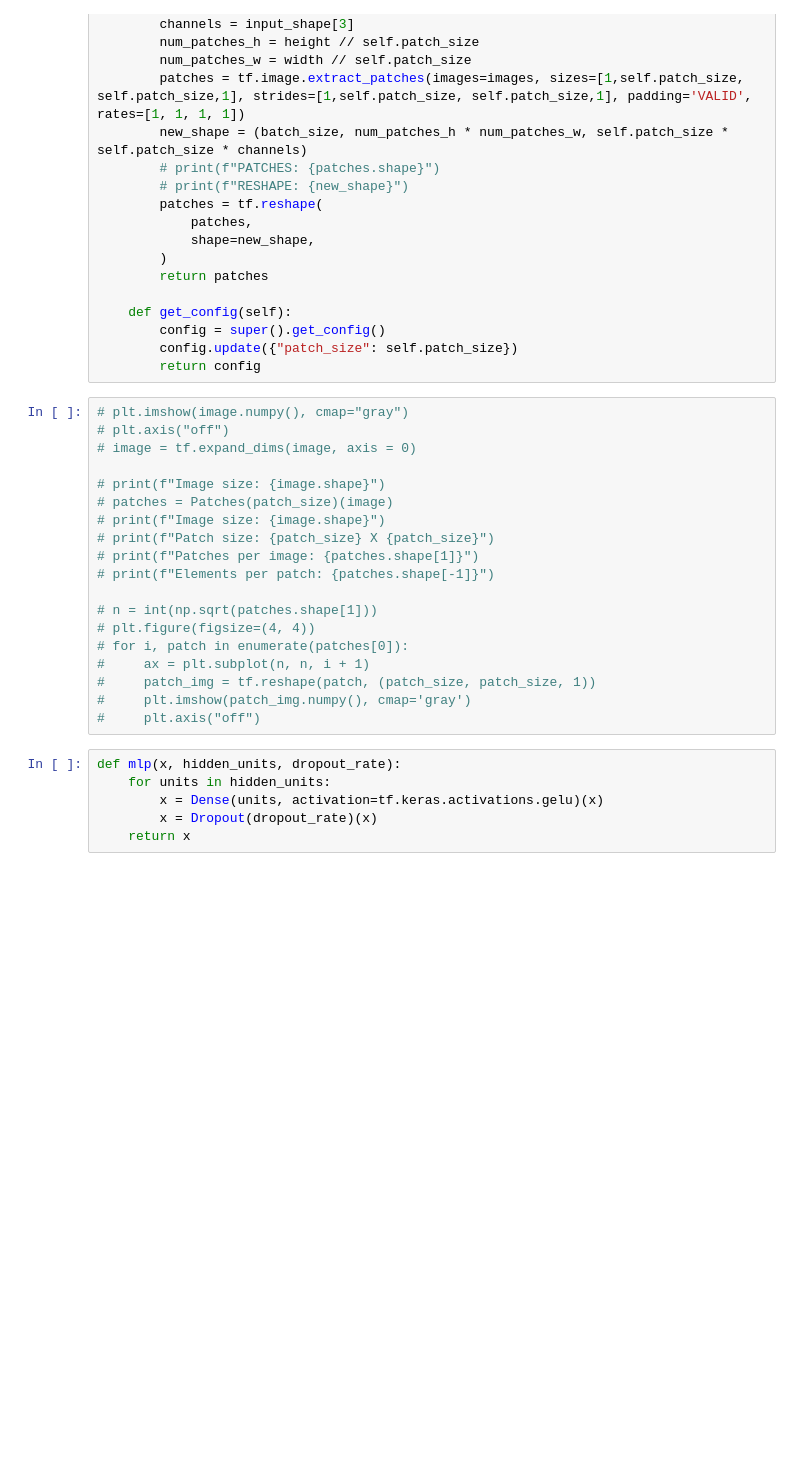
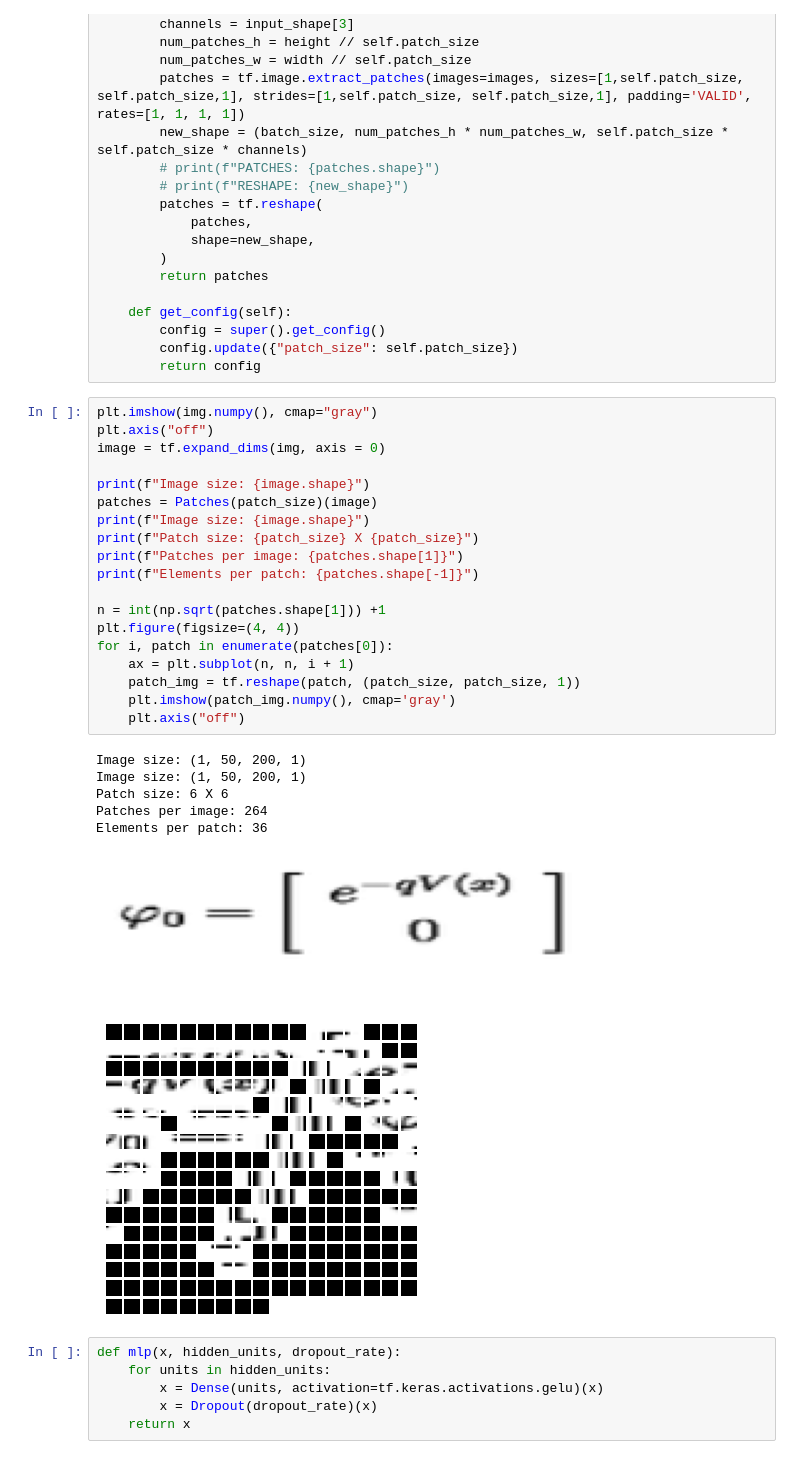
Before and after one commit to osjayaprakash/deeplearning, a Jupyter notebook: transformer_model.ipynb, the cells around one changed output. Cells and saved outputs as stored; diff of their text form; blank space fills up the shorter version.

```diff
--- a/transformer_model.ipynb
+++ b/transformer_model.ipynb
@@ -223,24 +164,32 @@ class Patches(tf.keras.layers.Layer):
         config.update({"patch_size": self.patch_size})
         return config
 # %%
-# plt.imshow(image.numpy(), cmap="gray")
-# plt.axis("off")
-# image = tf.expand_dims(image, axis = 0)
+plt.imshow(img.numpy(), cmap="gray")
+plt.axis("off")
+image = tf.expand_dims(img, axis = 0)
 
-# print(f"Image size: {image.shape}")
-# patches = Patches(patch_size)(image)
-# print(f"Image size: {image.shape}")
-# print(f"Patch size: {patch_size} X {patch_size}")
-# print(f"Patches per image: {patches.shape[1]}")
-# print(f"Elements per patch: {patches.shape[-1]}")
+print(f"Image size: {image.shape}")
+patches = Patches(patch_size)(image)
+print(f"Image size: {image.shape}")
+print(f"Patch size: {patch_size} X {patch_size}")
+print(f"Patches per image: {patches.shape[1]}")
+print(f"Elements per patch: {patches.shape[-1]}")
 
-# n = int(np.sqrt(patches.shape[1]))
-# plt.figure(figsize=(4, 4))
-# for i, patch in enumerate(patches[0]):
-#     ax = plt.subplot(n, n, i + 1)
-#     patch_img = tf.reshape(patch, (patch_size, patch_size, 1))
-#     plt.imshow(patch_img.numpy(), cmap='gray')
-#     plt.axis("off")
+n = int(np.sqrt(patches.shape[1])) +1
+plt.figure(figsize=(4, 4))
+for i, patch in enumerate(patches[0]):
+    ax = plt.subplot(n, n, i + 1)
+    patch_img = tf.reshape(patch, (patch_size, patch_size, 1))
+    plt.imshow(patch_img.numpy(), cmap='gray')
+    plt.axis("off")
+# %% [output]
+Image size: (1, 50, 200, 1)
+Image size: (1, 50, 200, 1)
+Patch size: 6 X 6
+Patches per image: 264
+Elements per patch: 36
+[figure, added]
+[figure, added]
 # %%
 def mlp(x, hidden_units, dropout_rate):
     for units in hidden_units:
```
Also changed, not shown: parts of 45 cells of this notebook, 2 other files.
